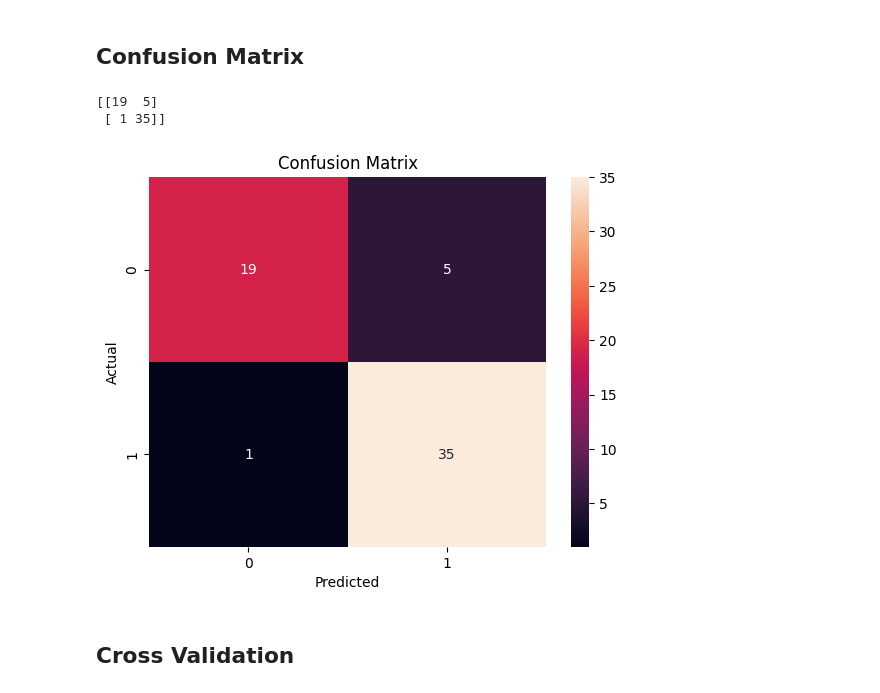
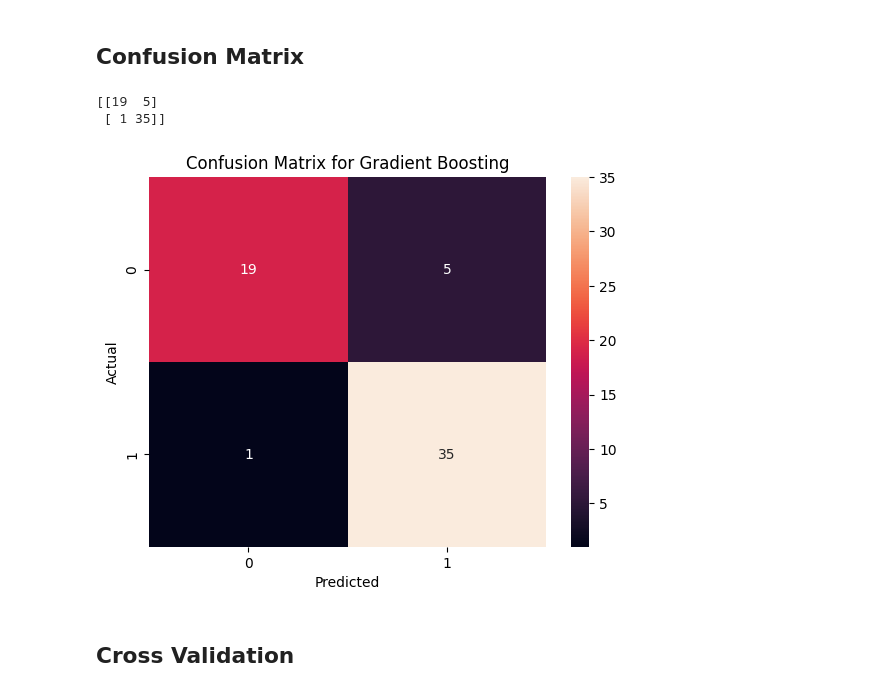
Before and after one commit to kruthi-sb/Cardiac_Events_ML, a Jupyter notebook: ML/GB.ipynb, the cells around one changed output. Drawn from its saved outputs; the diff is of its cells as text; code cells hidden in the pictures.

```diff
--- a/ML/GB.ipynb
+++ b/ML/GB.ipynb
@@ -176,22 +179,22 @@ weighted avg       0.90      0.90      0.90        60
 # %%
 #get the confusion matrix
 from sklearn.metrics import confusion_matrix
 cm = confusion_matrix(y_test, y_pred)
 print(cm)
 
 #visualize the confusion matrix
 import matplotlib.pyplot as plt
 import seaborn as sns
 sns.heatmap(cm, annot=True, fmt="d") #fmt="d" means the values in the matrix are integers
 #annot=True means the values in the matrix are displayed
-plt.title("Confusion Matrix")
+plt.title("Confusion Matrix for Gradient Boosting")
 plt.xlabel("Predicted")
 plt.ylabel("Actual")
 plt.show()
 # %% [output]
 [[19  5]
  [ 1 35]]
-[figure, old version]
+[figure, new version]
 # %% [markdown]
 ## Cross Validation
 # %%
```
Also changed, not shown: parts of 9 cells of this notebook.
